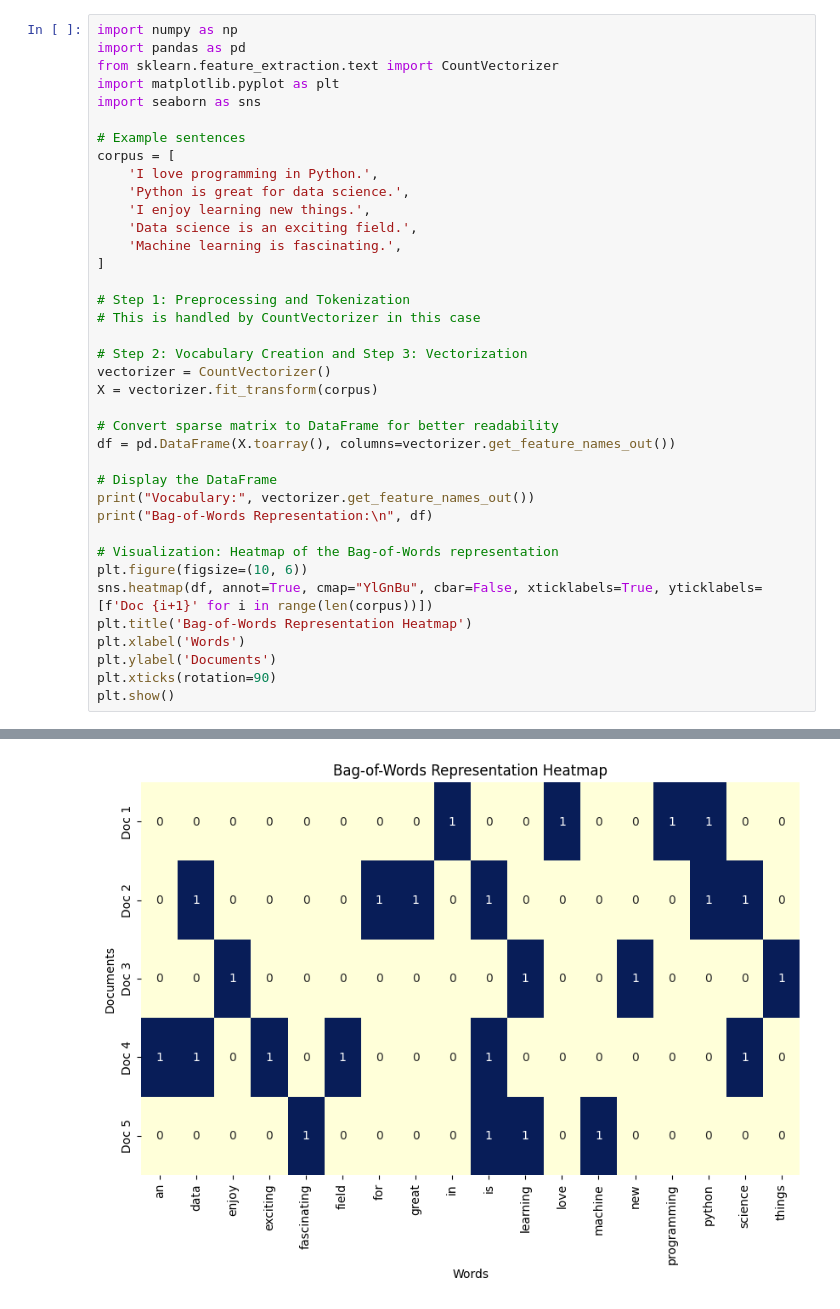
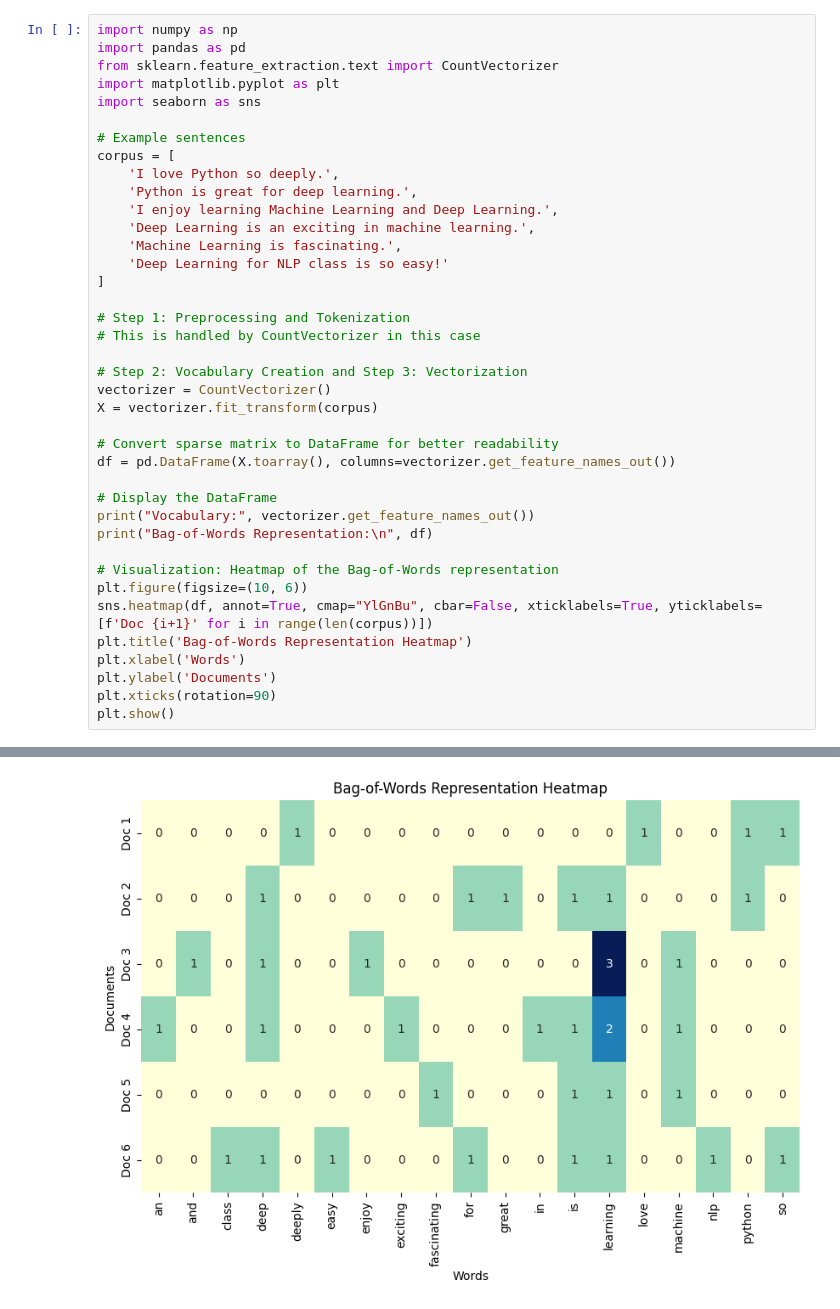
Before and after one commit to Aisleiy/DL-nlp2025, a Jupyter notebook: Bag_of_words.ipynb, the cells around one changed output, grey strips where cells are left out. Drawn from its saved outputs; the diff is of its cells as text.

```diff
--- a/Bag_of_words.ipynb
+++ b/Bag_of_words.ipynb
@@ -15,11 +16,12 @@ import seaborn as sns
 
 # Example sentences
 corpus = [
-    'I love programming in Python.',
-    'Python is great for data science.',
-    'I enjoy learning new things.',
-    'Data science is an exciting field.',
-    'Machine learning is fascinating.',
+    'I love Python so deeply.',
+    'Python is great for deep learning.',
+    'I enjoy learning Machine Learning and Deep Learning.',
+    'Deep Learning is an exciting in machine learning.',
+    'Machine Learning is fascinating.',
+    'Deep Learning for NLP class is so easy!'
 ]
 
 # Step 1: Preprocessing and Tokenization
@@ -65 +69 @@ Bag-of-Words Representation:
-[figure, old version]
+[figure, new version]
```
Also changed, not shown: parts of 2 cells of this notebook.
